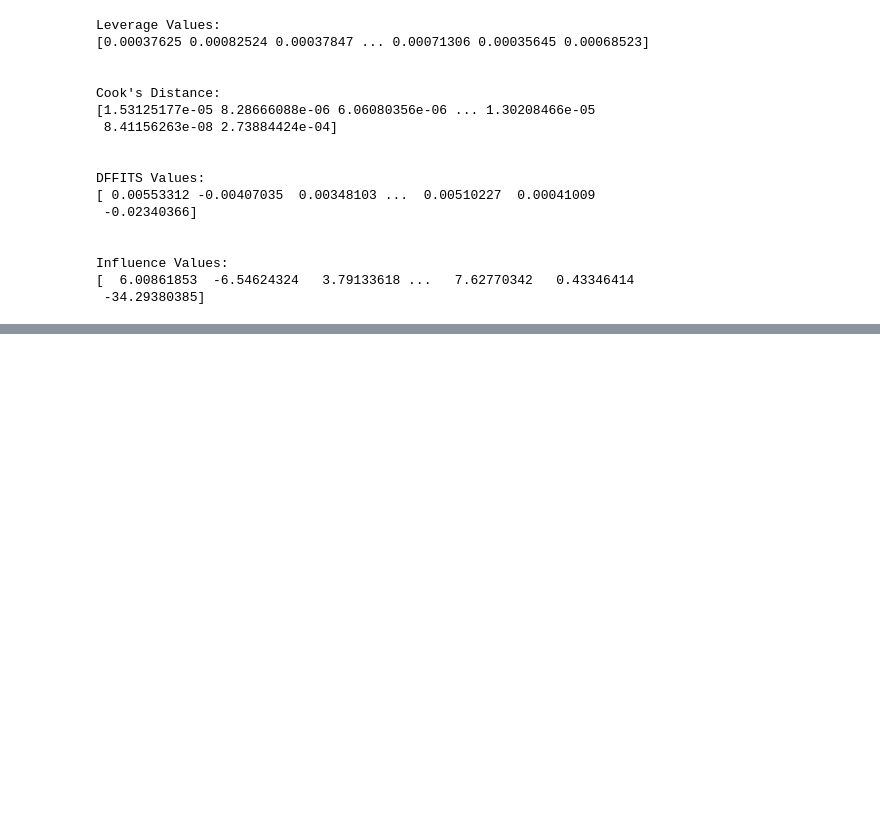
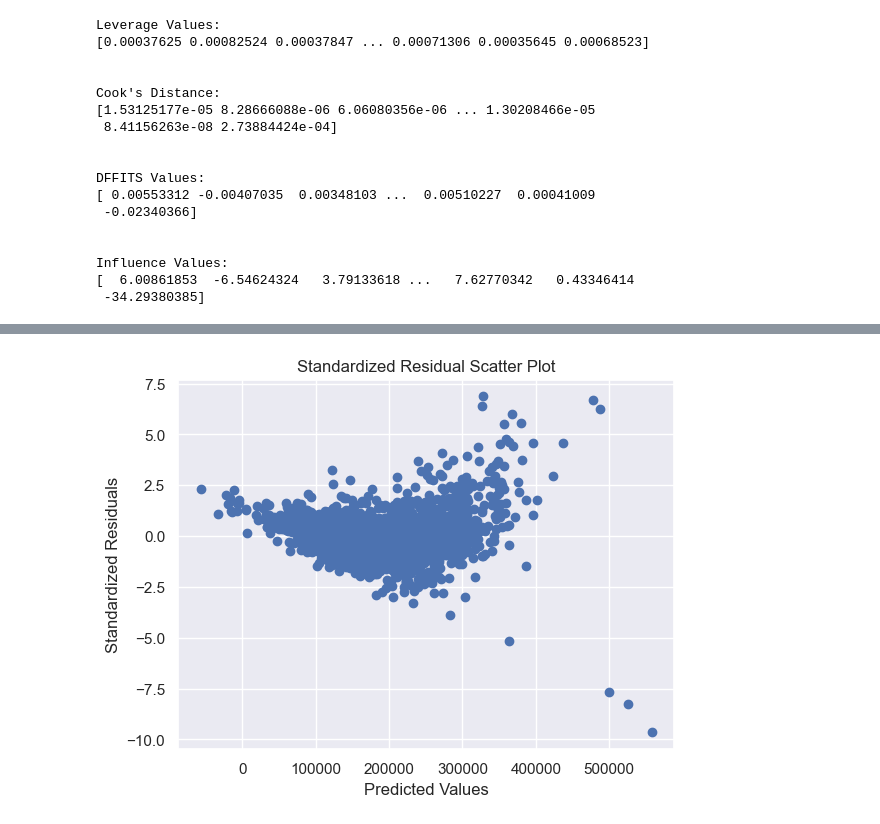
Before and after one commit to MichaelRocchio/msds_410, a Jupyter notebook: Assignment_4/rocchio_assign4.ipynb, the cells around one changed output, grey strips where cells are left out. Drawn from its saved outputs; the diff is of its cells as text; code cells hidden in the pictures; blank space fills up the shorter version.

```diff
--- a/Assignment_4/rocchio_assign4.ipynb
+++ b/Assignment_4/rocchio_assign4.ipynb
@@ -295,0 +403,8 @@ Influence Values:
+# %%
+plt.scatter(results.fittedvalues, results.resid_pearson)
+plt.xlabel('Predicted Values')
+plt.ylabel('Standardized Residuals')
+plt.title('Standardized Residual Scatter Plot')
+plt.show()
+# %% [output]
+[figure, added]
```
Also changed, not shown: parts of 13 cells of this notebook.
